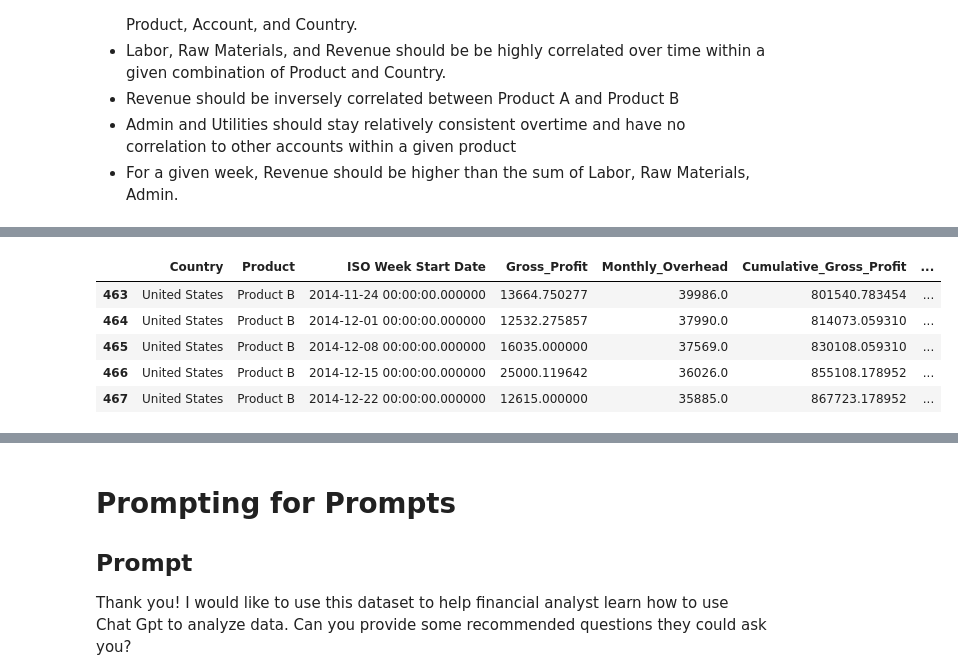
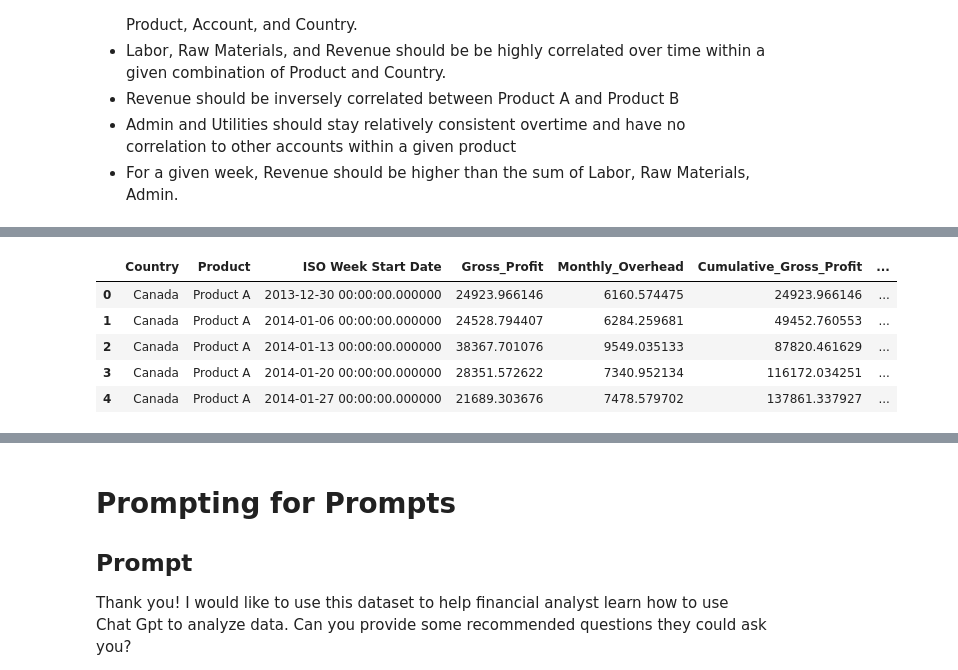
Before and after one commit to thedanindanger/yaads-examples, a Jupyter notebook: GenerativeAI/DummyData.ipynb, the cells around one changed output, grey strips where cells are left out. Saved outputs shown, nothing was run; the diff lists cells and outputs as text; code cells hidden in the pictures.

```diff
--- a/GenerativeAI/DummyData.ipynb
+++ b/GenerativeAI/DummyData.ipynb
@@ -197,11 +168,11 @@ FROM gross_profit_calc
 
 joined_data = pysqldf(query)
 # %%
-joined_data.tail()
+joined_data.head()
 # %% [output]
 |  | Country | Product | ISO Week Start Date | Gross_Profit | Monthly_Overhead | Cumulative_Gross_Profit | ... |
-| 463 | United States | Product B | 2014-11-24 00:00:00.000000 | 13664.750277 | 39986.0 | 801540.783454 | ... |
-| 464 | United States | Product B | 2014-12-01 00:00:00.000000 | 12532.275857 | 37990.0 | 814073.059310 | ... |
-| 465 | United States | Product B | 2014-12-08 00:00:00.000000 | 16035.000000 | 37569.0 | 830108.059310 | ... |
-| 466 | United States | Product B | 2014-12-15 00:00:00.000000 | 25000.119642 | 36026.0 | 855108.178952 | ... |
-| 467 | United States | Product B | 2014-12-22 00:00:00.000000 | 12615.000000 | 35885.0 | 867723.178952 | ... |
+| 0 | Canada | Product A | 2013-12-30 00:00:00.000000 | 24923.966146 | 6160.574475 | 24923.966146 | ... |
+| 1 | Canada | Product A | 2014-01-06 00:00:00.000000 | 24528.794407 | 6284.259681 | 49452.760553 | ... |
+| 2 | Canada | Product A | 2014-01-13 00:00:00.000000 | 38367.701076 | 9549.035133 | 87820.461629 | ... |
+| 3 | Canada | Product A | 2014-01-20 00:00:00.000000 | 28351.572622 | 7340.952134 | 116172.034251 | ... |
+| 4 | Canada | Product A | 2014-01-27 00:00:00.000000 | 21689.303676 | 7478.579702 | 137861.337927 | ... |
```
Also changed, not shown: parts of 6 cells of this notebook, 3 other files.
